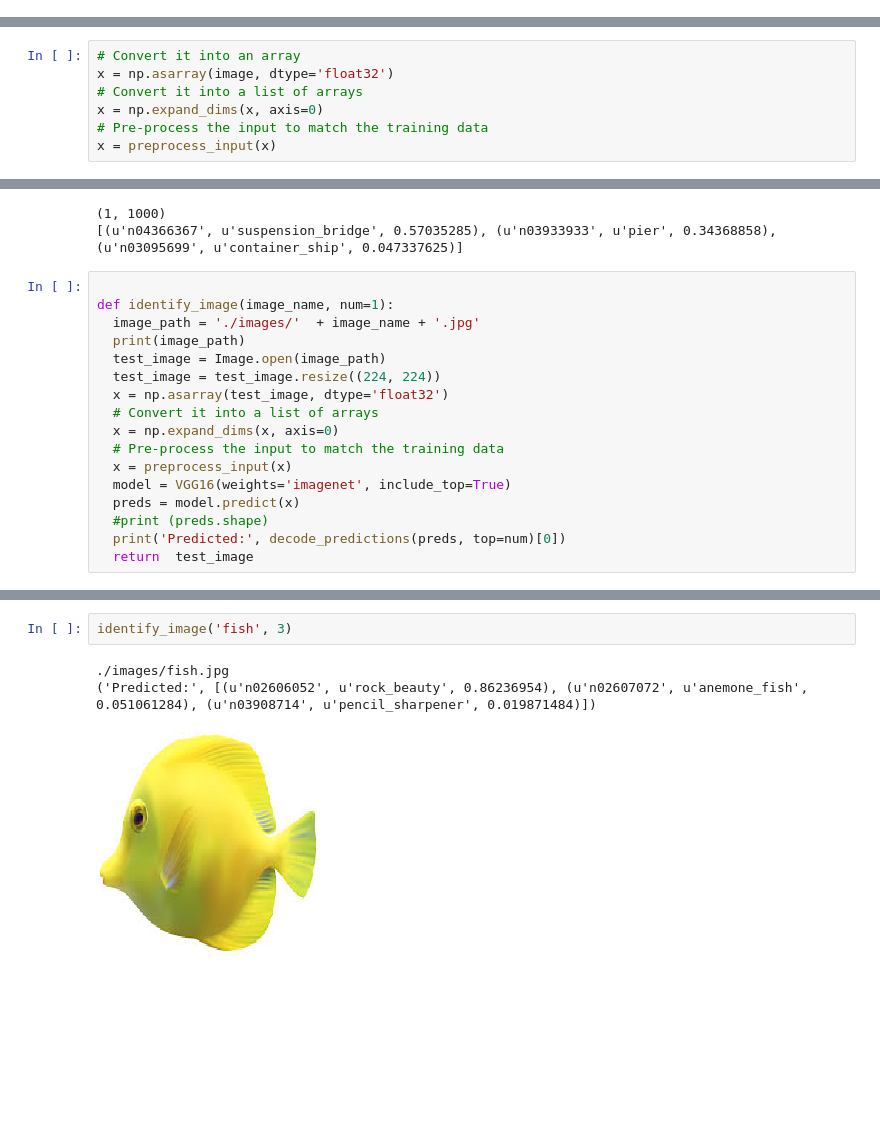
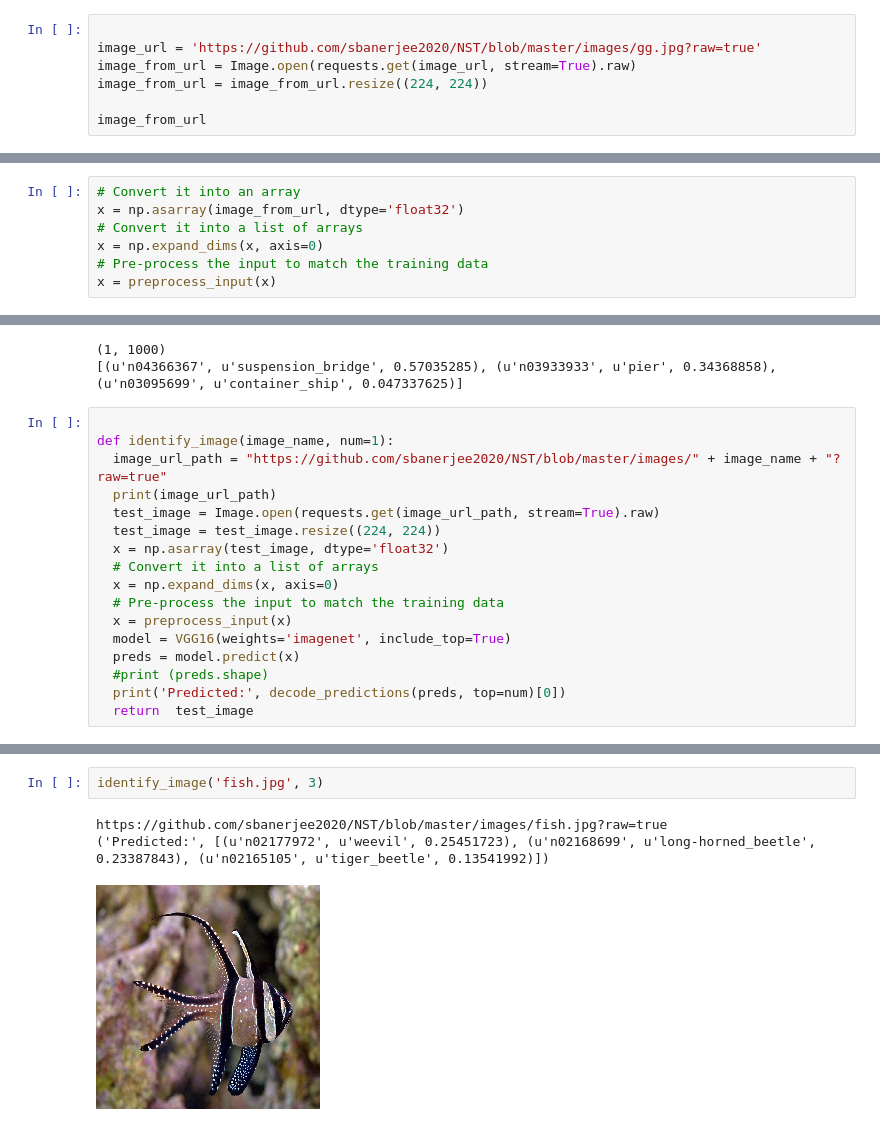
Before and after one commit to sbanerjee2020/NST, a Jupyter notebook: 5_VGG_Net_16_the_easy_way.ipynb, the cells around one changed output, grey strips where cells are left out. Drawn from its saved outputs; the diff is of its cells as text; blank space fills up the shorter version.

Commit message:
VGG  based Image Recognition

```diff
--- a/5_VGG_Net_16_the_easy_way.ipynb
+++ b/5_VGG_Net_16_the_easy_way.ipynb
@@ -279,0 +176,7 @@ image
+# %%
+
+image_url = 'https://github.com/sbanerjee2020/NST/blob/master/images/gg.jpg?raw=true'
+image_from_url = Image.open(requests.get(image_url, stream=True).raw)
+image_from_url = image_from_url.resize((224, 224))
+
+image_from_url
@@ -280,6 +185,6 @@ image
 # %%
 # Convert it into an array
-x = np.asarray(image, dtype='float32')
+x = np.asarray(image_from_url, dtype='float32')
 # Convert it into a list of arrays
 x = np.expand_dims(x, axis=0)
 # Pre-process the input to match the training data
@@ -296,9 +201,9 @@ print(decode_predictions(preds, top=3))[0]
 # %%
 
 def identify_image(image_name, num=1):
-  image_path = './images/'  + image_name + '.jpg'
-  print(image_path)
-  test_image = Image.open(image_path)
+  image_url_path = "https://github.com/sbanerjee2020/NST/blob/master/images/" + image_name + "?raw=true"
+  print(image_url_path)
+  test_image = Image.open(requests.get(image_url_path, stream=True).raw)
   test_image = test_image.resize((224, 224))
   x = np.asarray(test_image, dtype='float32')
   # Convert it into a list of arrays
@@ -338,8 +243,8 @@ cc
 ('Predicted:', [(u'n02130308', u'cheetah', 0.999637), (u'n02117135', u'hyena', 0.0002882549), (u'n02423022', u'gazelle', 2.6682455e-05), (u'n02128385', u'leopard', 1.9539666e-05)])
 [figure]
 # %%
-identify_image('fish', 3)
+identify_image('fish.jpg', 3)
 # %% [output]
-./images/fish.jpg
-('Predicted:', [(u'n02606052', u'rock_beauty', 0.86236954), (u'n02607072', u'anemone_fish', 0.051061284), (u'n03908714', u'pencil_sharpener', 0.019871484)])
+https://github.com/sbanerjee2020/NST/blob/master/images/fish.jpg?raw=true
+('Predicted:', [(u'n02177972', u'weevil', 0.25451723), (u'n02168699', u'long-horned_beetle', 0.23387843), (u'n02165105', u'tiger_beetle', 0.13541992)])
-[figure, old version]
+[figure, new version]
```
Also changed, not shown: parts of 29 cells of this notebook.
